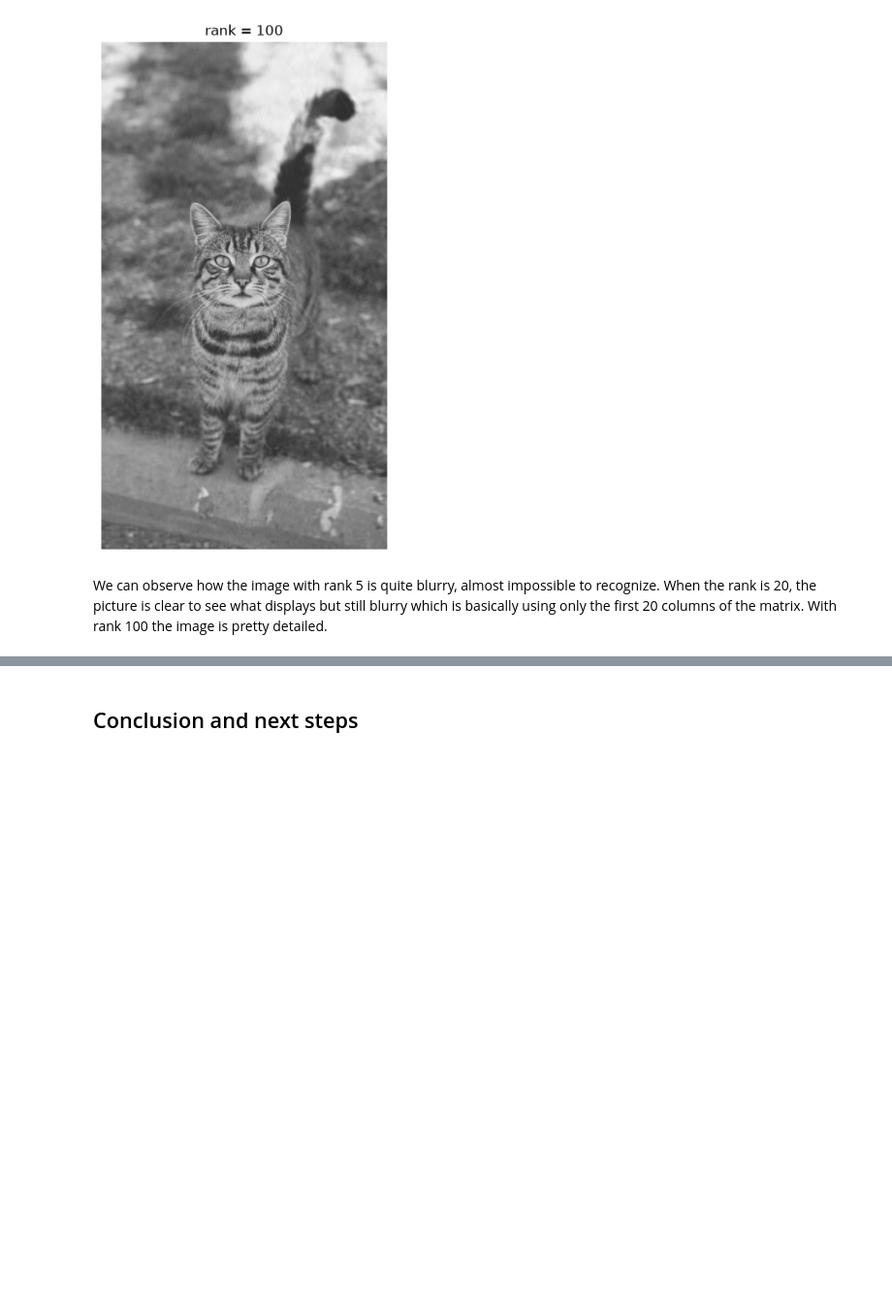
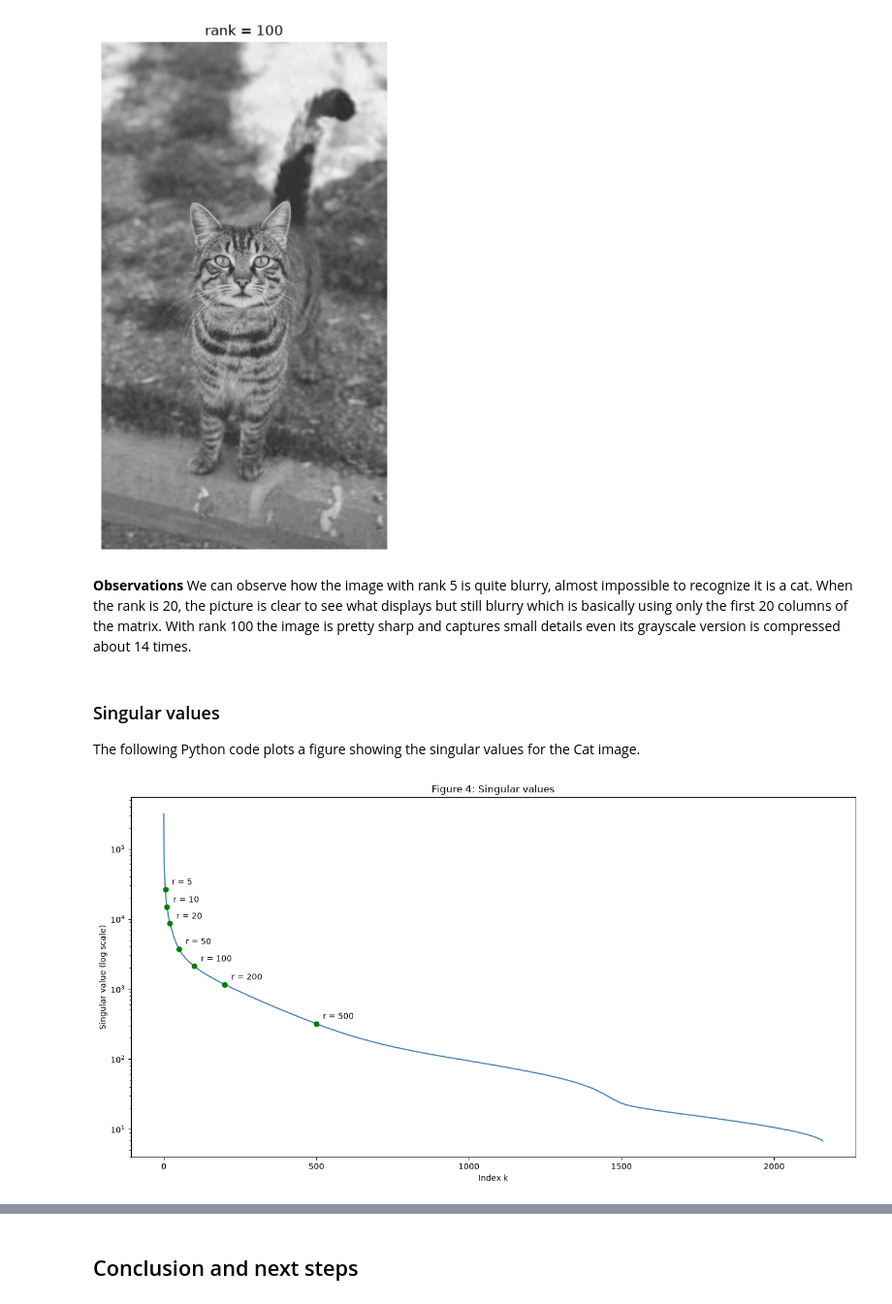
Before and after one commit to ilianakpetrova-cpu/svd-explained, a Jupyter notebook: svd-article.ipynb, the cells around one changed output, grey strips where cells are left out. Shown at 97% size. Cells and saved outputs as stored; diff of their text form; code cells hidden in the pictures; blank space fills up the shorter version.

Commit message:
Add Singular Values plotting and observations

```diff
--- a/svd-article.ipynb
+++ b/svd-article.ipynb
@@ -158,4 +156,26 @@ for r in (5, 20, 100):
 [figure]
 [figure]
 # %% [markdown]
-We can observe how the image with rank 5 is quite blurry, almost impossible to recognize. When the rank is 20, the picture is clear to see what displays but still blurry which is basically using only the first 20 columns of the matrix. With rank 100 the image is pretty detailed.
+**Observations** We can observe how the image with rank 5 is quite blurry, almost impossible to recognize it is a cat. When the rank is 20, the picture is clear to see what displays but still blurry which is basically using only the first 20 columns of the matrix. With rank 100 the image is pretty sharp and captures small details even its grayscale version is compressed about 14 times.
+# %% [markdown]
+### Singular values
+
+The following Python code plots a figure showing the singular values for the Cat image.
+# %%
+sv = np.diag(S)                    # singular values as a 1D array
+ranks = [5, 10, 20, 50, 100, 200, 500]      # ranks to mark
+
+plt.figure(1)
+# Plot the y-axis on a log scale, since the values span several orders of magnitude.
+# Log scales can’t show zero or negative numbers, so if some singular values are exactly 0 they won’t appear on the plot.
+plt.semilogy(sv, color='steelblue') # log y-axis, linear x
+plt.semilogy(ranks, sv[ranks], 'o', color='green')   # dots at chosen ranks
+for r in ranks:
+    plt.annotate(f'r = {r}', (r, sv[r]), textcoords='offset points', xytext=(8, 6))
+
+plt.xlabel('Index k')
+plt.ylabel('Singular value (log scale)')
+plt.title('Figure 4: Singular values')
+plt.show()
+# %% [output]
+[figure, added]
```
Also changed, not shown: parts of 2 cells of this notebook.
